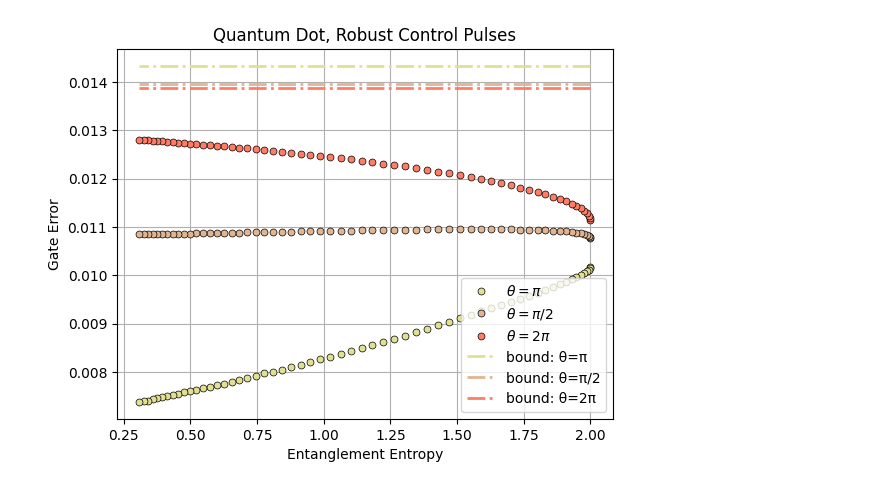
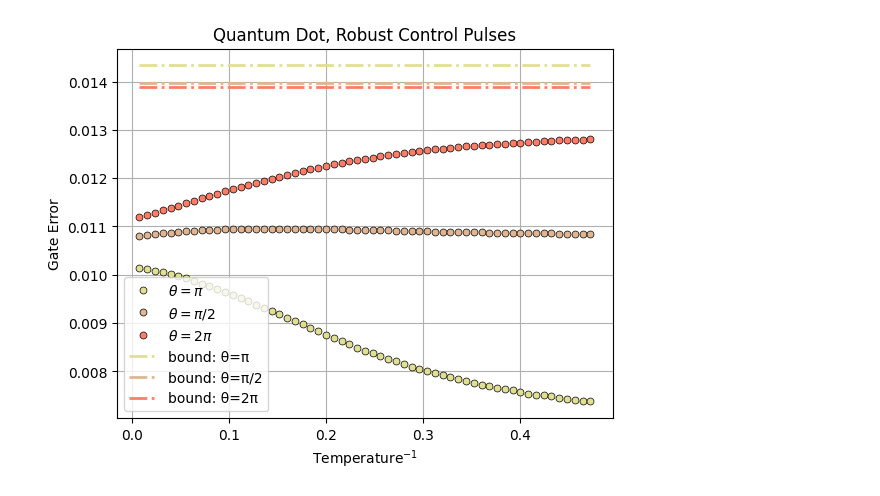
Before and after one commit to minidas/Entanglement-Induced-Resilience-of-Quantum-Dynamics, a Jupyter notebook: RCP.ipynb, the cells around one changed output. Saved outputs shown, nothing was run; the diff lists cells and outputs as text; code cells hidden in the pictures.

Commit message:
imp: temperature as xlabel

```diff
--- a/RCP.ipynb
+++ b/RCP.ipynb
@@ -84,20 +84,30 @@ for model in analog_model:
     bound.append(summator)
 # %%
 import matplotlib.pyplot as plt
-plt.plot(entropy_list,np.array(error_list)[:,0],color='0.3', marker='o', markersize=5, mfc="#e1e092", mec='k', linestyle='', markeredgewidth=0.5,label=r'$\theta=\pi$')
-plt.plot(entropy_list,np.array(error_list)[:,1],color='0.3', marker='o', markersize=5, mfc="#e1b592", mec='k', linestyle='', markeredgewidth=0.5,label=r'$\theta=\pi/2$')
-plt.plot(entropy_list,np.array(error_list)[:,2],color='0.3', marker='o', markersize=5, mfc="#ff7c67", mec='k', linestyle='', markeredgewidth=0.5,label=r'$\theta=2\pi$')
-# plt.plot(entropy_list,np.array(error_list)[:,4],color='0.3', marker='o', markersize=5, mfc="#ff3434", mec='k', linestyle='', markeredgewidth=0.5,label=r'$\theta=\Omega t/2=\pi/2$')
-plt.plot(entropy_list,[bound[0]]*60,color='#e1e092', linestyle='-.', label='bound: θ=π',linewidth=2)
-plt.plot(entropy_list,[bound[1]]*60,color='#e1b592', linestyle='-.', label='bound: θ=π/2',linewidth=2)
-plt.plot(entropy_list,[bound[2]]*60,color='#ff7c67', linestyle='-.', label='bound: θ=2π',linewidth=2)
-# plt.plot(entropy_list,[bound[3]]*60,color="#ff3434", linestyle='-.', label='bound: θ=π/2',linewidth=2)
-plt.xlabel('Entanglement Entropy')
+temper=[(0.008*temp) for temp in range(1,60)]
+# plt.plot(entropy_list,np.array(error_list)[:,0],color='0.3', marker='o', markersize=5, mfc="#e1e092", mec='k', linestyle='', markeredgewidth=0.5,label=r'$\theta=\pi$')
+# plt.plot(entropy_list,np.array(error_list)[:,1],color='0.3', marker='o', markersize=5, mfc="#e1b592", mec='k', linestyle='', markeredgewidth=0.5,label=r'$\theta=\pi/2$')
+# plt.plot(entropy_list,np.array(error_list)[:,2],color='0.3', marker='o', markersize=5, mfc="#ff7c67", mec='k', linestyle='', markeredgewidth=0.5,label=r'$\theta=2\pi$')
+
+# plt.plot(entropy_list,[bound[0]]*60,color='#e1e092', linestyle='-.', label='bound: θ=π',linewidth=2)
+# plt.plot(entropy_list,[bound[1]]*60,color='#e1b592', linestyle='-.', label='bound: θ=π/2',linewidth=2)
+# plt.plot(entropy_list,[bound[2]]*60,color='#ff7c67', linestyle='-.', label='bound: θ=2π',linewidth=2)
+plt.plot(temper,np.array(error_list)[1:,0],color='0.3', marker='o', markersize=5, mfc="#e1e092", mec='k', linestyle='', markeredgewidth=0.5,label=r'$\theta=\pi$')
+plt.plot(temper,np.array(error_list)[1:,1],color='0.3', marker='o', markersize=5, mfc="#e1b592", mec='k', linestyle='', markeredgewidth=0.5,label=r'$\theta=\pi/2$')
+plt.plot(temper,np.array(error_list)[1:,2],color='0.3', marker='o', markersize=5, mfc="#ff7c67", mec='k', linestyle='', markeredgewidth=0.5,label=r'$\theta=2\pi$')
+
+plt.plot(temper,[bound[0]]*59,color='#e1e092', linestyle='-.', label='bound: θ=π',linewidth=2)
+plt.plot(temper,[bound[1]]*59,color='#e1b592', linestyle='-.', label='bound: θ=π/2',linewidth=2)
+plt.plot(temper,[bound[2]]*59,color='#ff7c67', linestyle='-.', label='bound: θ=2π',linewidth=2)
+
+
+# plt.xlabel('Entanglement Entropy')
+plt.xlabel(r'Temperature$^{-1}$')
 plt.ylabel('Gate Error')
 plt.title('Quantum Dot, Robust Control Pulses')
 plt.legend(loc=0)
 plt.grid()
 plt.savefig('./Figures/QD_entropy_error.pdf',bbox_inches='tight',dpi=600)
 plt.show()
 # %% [output]
-[figure, old version]
+[figure, new version]
```
Also changed, not shown: 1 other file.
